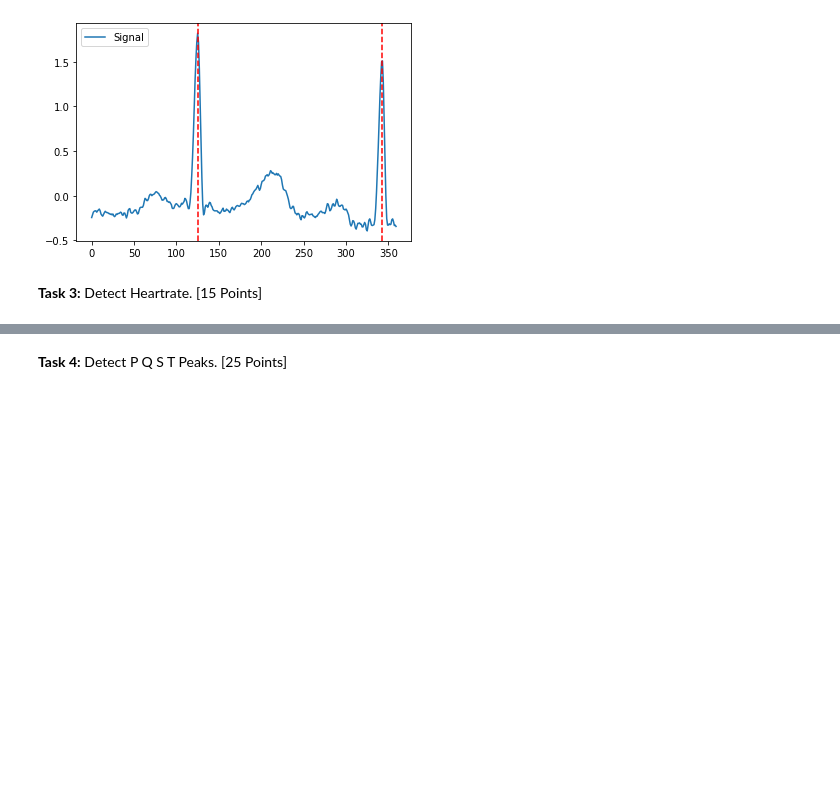
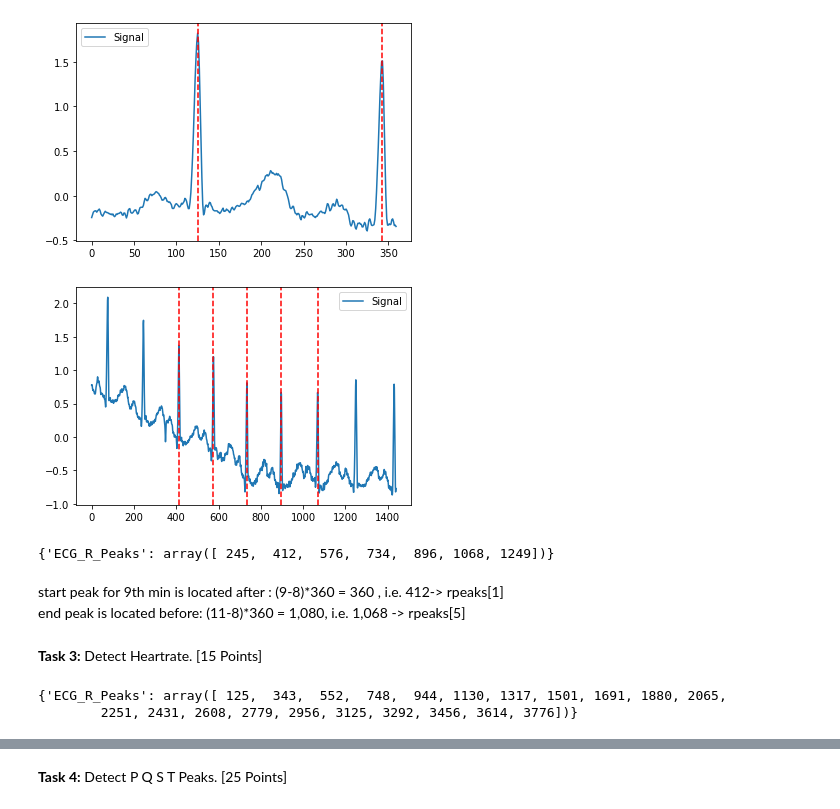
Before and after one commit to aovladi/cs697, a Jupyter notebook: CS480_Assignment_1.ipynb, the cells around one changed output, grey strips where cells are left out. Drawn from its saved outputs; the diff is of its cells as text; code cells hidden in the pictures; blank space fills up the shorter version.

```diff
--- a/CS480_Assignment_1.ipynb
+++ b/CS480_Assignment_1.ipynb
@@ -65,7 +88,18 @@ plot = nk.events_plot(rpeaks['ECG_R_Peaks'][0:2], ecg[0:SAMPLING_RATE])
 # %%
 # TODO Can you write code to plot the R spikes between 9 and 11 seconds?
 # Hint: one solution could be to just detect peaks in the range you specified for Task 1
 # Hint 2: you might need to extend the range by +- 1 second to see the five peaks from Task 1
+_, rpeaks = nk.ecg_peaks(ecg[8*SAMPLING_RATE:12*SAMPLING_RATE], sampling_rate=SAMPLING_RATE)
+plot_9_11 = nk.events_plot(rpeaks['ECG_R_Peaks'][1:6], ecg[8*SAMPLING_RATE:12*SAMPLING_RATE])
+# %% [output]
+[figure, added]
+# %%
+rpeaks
+# %% [output]
+{'ECG_R_Peaks': array([ 245,  412,  576,  734,  896, 1068, 1249])}
+# %% [markdown]
+start peak for 9th min is located after : (9-8)*360 = 360 , i.e. 412-> rpeaks[1] <br>
+end peak is located before: (11-8)*360 = 1,080, i.e. 1,068 -> rpeaks[5]
 # %% [markdown]
 **Task 3:** Detect Heartrate. [15 Points]
 # %%
@@ -73,0 +111,5 @@ plot = nk.events_plot(rpeaks['ECG_R_Peaks'][0:2], ecg[0:SAMPLING_RATE])
+# %%
+rpeaks
+# %% [output]
+{'ECG_R_Peaks': array([ 125,  343,  552,  748,  944, 1130, 1317, 1501, 1691, 1880, 2065,
+        2251, 2431, 2608, 2779, 2956, 3125, 3292, 3456, 3614, 3776])}
```
Also changed, not shown: parts of 9 cells of this notebook.
